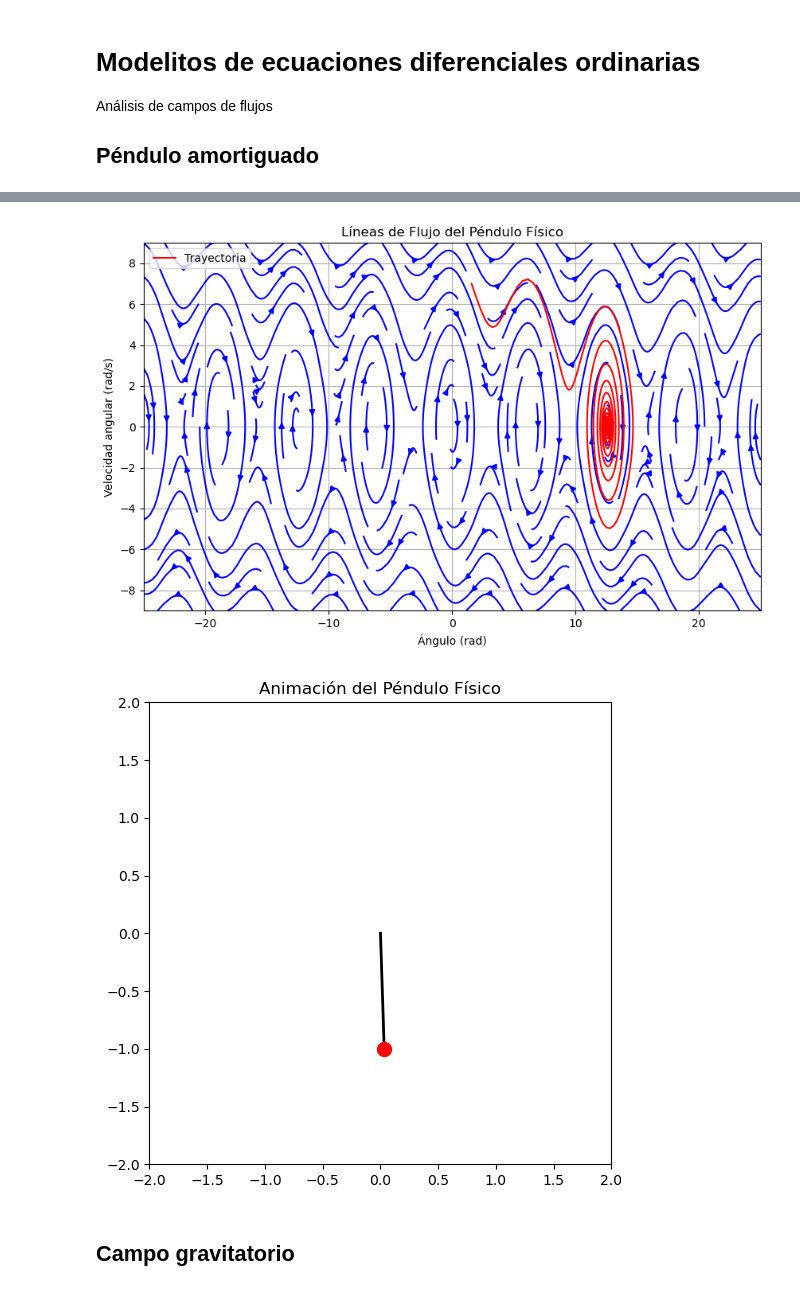
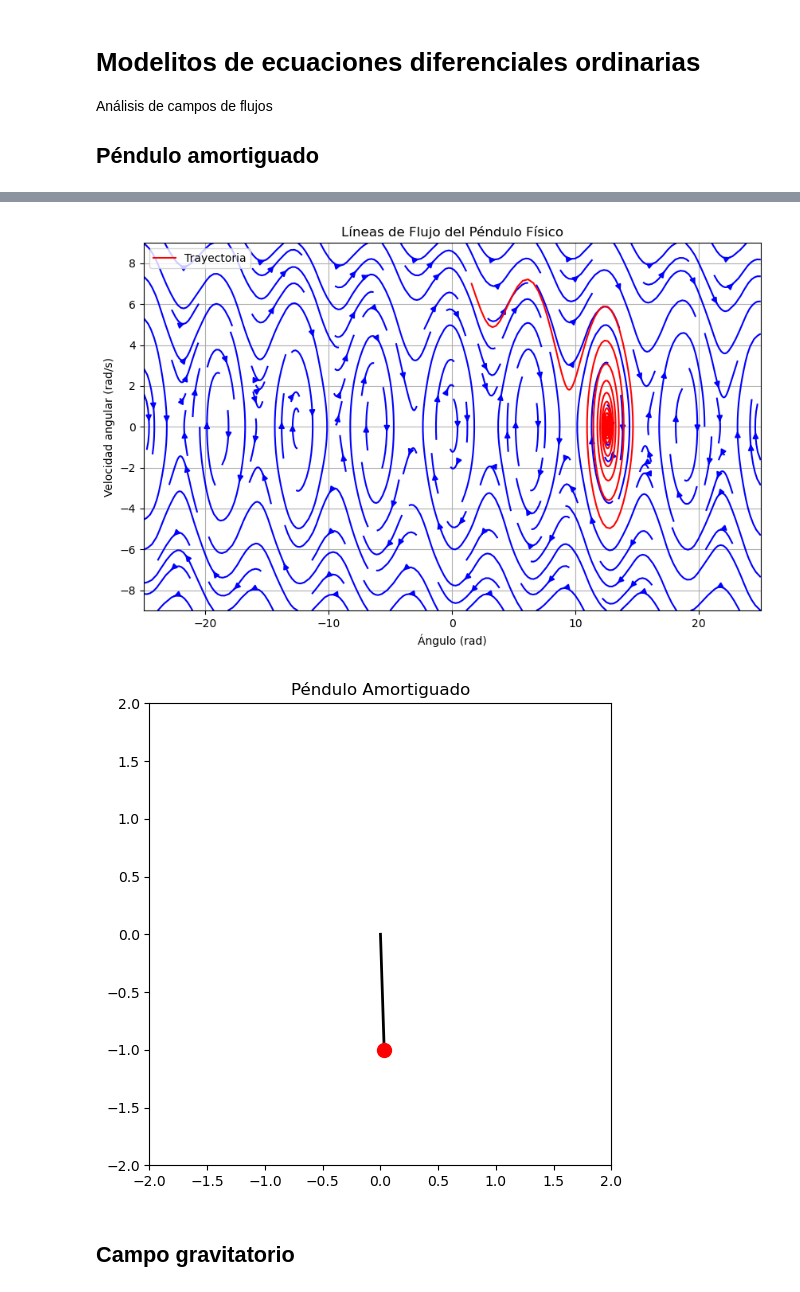
Before and after one commit to fmgarciadiaz/PythonTests, a Jupyter notebook: Colab_Flujos.ipynb, the cells around one changed output, grey strips where cells are left out. Saved outputs shown, nothing was run; the diff lists cells and outputs as text; code cells hidden in the pictures.

```diff
--- a/Colab_Flujos.ipynb
+++ b/Colab_Flujos.ipynb
@@ -72,7 +72,7 @@ fig, ax = plt.subplots(figsize=(6, 6))
 ax.set_xlim([-2, 2])
 ax.set_ylim([-2, 2])
 ax.set_aspect('equal')
-ax.set_title('Animación del Péndulo Físico')
+ax.set_title('Péndulo Amortiguado')
 
 line, = ax.plot([], [], 'k-', lw=2)
 ball, = ax.plot([], [], 'ro', markersize=10)
@@ -82,34 +82,34 @@ def init():
     ball.set_data([], [])
     return line, ball
 
 def animate(i):
     x = L * np.sin(theta[i])
     y = -L * np.cos(theta[i])
     line.set_data([0, x], [0, y])
     ball.set_data([x], [y])
     return line, ball
 
 ani = FuncAnimation(fig, animate, frames=len(t), init_func=init, blit=True, interval=20, repeat=True)
 #plt.show()
 
 
 HTML(ani.to_html5_video())
 
 # Guardar la animación como un archivo de video
 ani.save('pendulo.mp4', writer='ffmpeg')
 
 # Mostrar el video en Colab
 #mp4 = open('pendulo.mp4','rb').read()
 #data_url = "data:video/mp4;base64," + b64encode(mp4).decode()
 #HTML("""
 #<video width=400 controls>
 #      <source src="%s" type="video/mp4">
 #</video>
 #""" % data_url)
 # %% [output]
 [figure]
 [figure]
-[figure, old version]
+[figure, new version]
 # %% [markdown]
 ## Campo gravitatorio
 # %%
```
